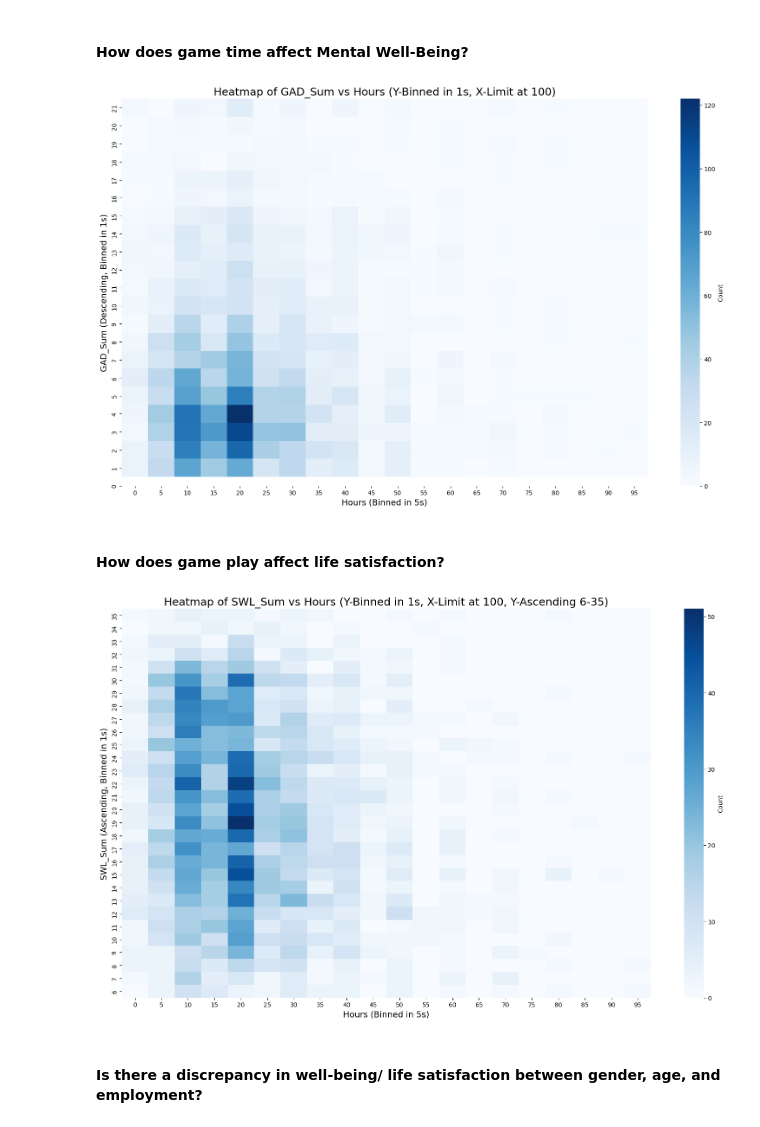
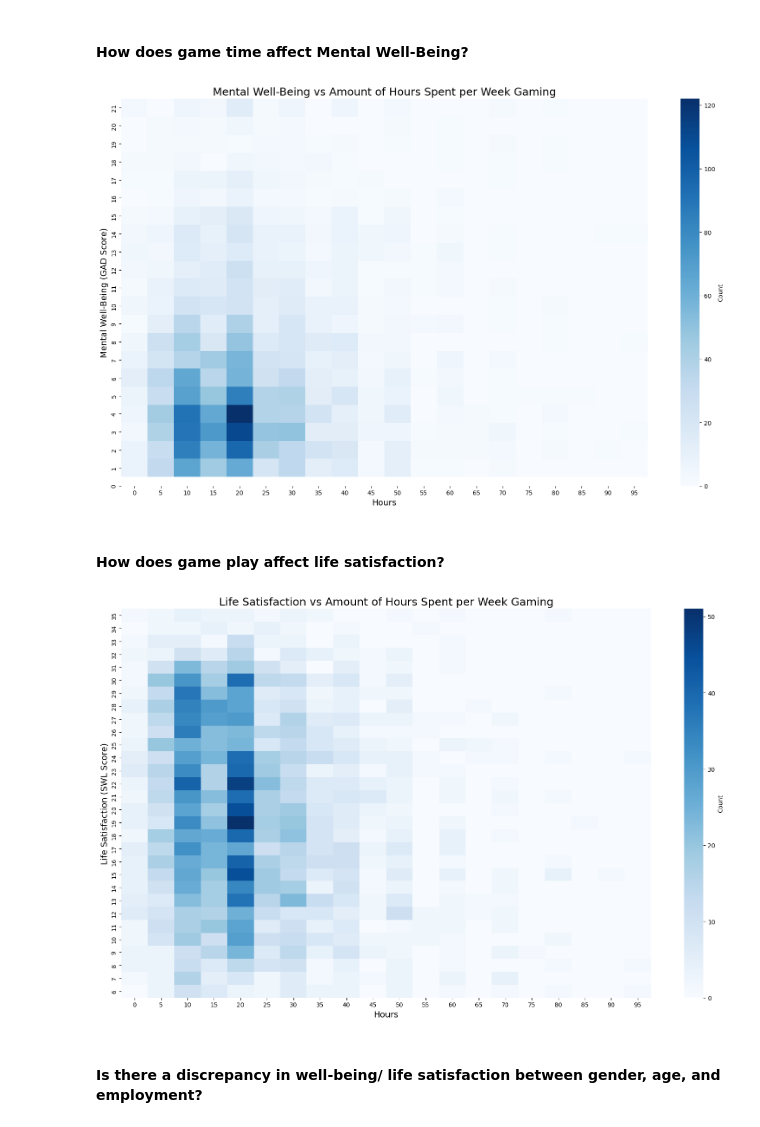
Before and after one commit to lauraleecallahan/Project-1, a Jupyter notebook: Untitled-1.ipynb, the cells around one changed output. Drawn from its saved outputs; the diff is of its cells as text; code cells hidden in the pictures.

```diff
--- a/Untitled-1.ipynb
+++ b/Untitled-1.ipynb
@@ -175,49 +175,49 @@ sns.heatmap(
 )
 
 # Adjusting labels and titles
-plt.title('Heatmap of GAD_Sum vs Hours (Y-Binned in 1s, X-Limit at 100)', fontsize=18)
-plt.xlabel('Hours (Binned in 5s)', fontsize=14)
-plt.ylabel('GAD_Sum (Descending, Binned in 1s)', fontsize=14)
+plt.title('Mental Well-Being vs Amount of Hours Spent per Week Gaming', fontsize=18)
+plt.xlabel('Hours', fontsize=14)
+plt.ylabel('Mental Well-Being (GAD Score)', fontsize=14)
 plt.tight_layout()  # Ensure layout fits well
 plt.show()
 # %% [output]
-[figure, old version]
+[figure, new version]
 # %% [markdown]
 #### How does game play affect life satisfaction?
 # %%
 
 # Define relevant data
 swl_hours_data = df_cleaned_no_missing[['SWL_Sum', 'Hours']].dropna()
 
 # Define bins for Hours and SWL_Sum
 hours_bins_5_limited_100 = np.arange(0, 105, 5)  # Hours in increments of 5, up to 100
 swl_bins_1 = np.arange(0, swl_hours_data['SWL_Sum'].max() + 2, 1)  # SWL_Sum in increments of 1
 
 # Create the 2D histogram for SWL_Sum and Hours
 heatmap_data_swl, x_edges_swl, y_edges_swl = np.histogram2d(
     swl_hours_data['Hours'], swl_hours_data['SWL_Sum'], bins=[hours_bins_5_limited_100, swl_bins_1]
 )
 
 # Plot the heatmap with the y-axis starting at 6 and ending at 35
 plt.figure(figsize=(16, 10))  # Full-screen dimensions
 sns.heatmap(
     heatmap_data_swl.T,  # Do not flip vertically for ascending order
     xticklabels=np.round(hours_bins_5_limited_100[:-1], 1),
     yticklabels=swl_bins_1[0:36],  # Ensure labels from 6 to 35
     cmap="Blues",
     cbar_kws={'label': 'Count'},
     annot=False  # Remove annotations
 )
 
 # Adjusting the y-axis to include only values from 6 to 35
 plt.ylim(6, 36)  # Limit y-axis to 6 to 35
-plt.title('Heatmap of SWL_Sum vs Hours (Y-Binned in 1s, X-Limit at 100, Y-Ascending 6-35)', fontsize=18)
-plt.xlabel('Hours (Binned in 5s)', fontsize=14)
-plt.ylabel('SWL_Sum (Ascending, Binned in 1s)', fontsize=14)
+plt.title('Life Satisfaction vs Amount of Hours Spent per Week Gaming', fontsize=18)
+plt.xlabel('Hours', fontsize=14)
+plt.ylabel('Life Satisfaction (SWL Score)', fontsize=14)
 plt.tight_layout()  # Ensure layout fits well
 plt.show()
 # %% [output]
-[figure, old version]
+[figure, new version]
 # %% [markdown]
 ####  Is there a discrepancy in well-being/ life satisfaction between gender, age, and employment?
 # %%
```
Also changed, not shown: parts of 10 cells of this notebook.
